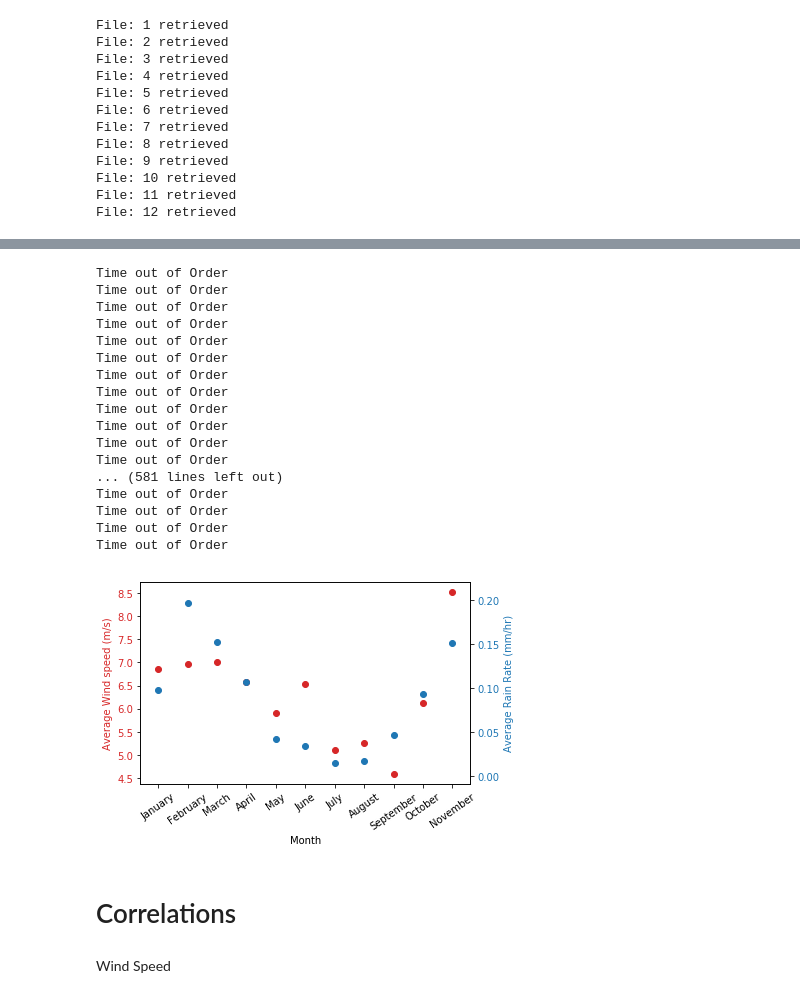
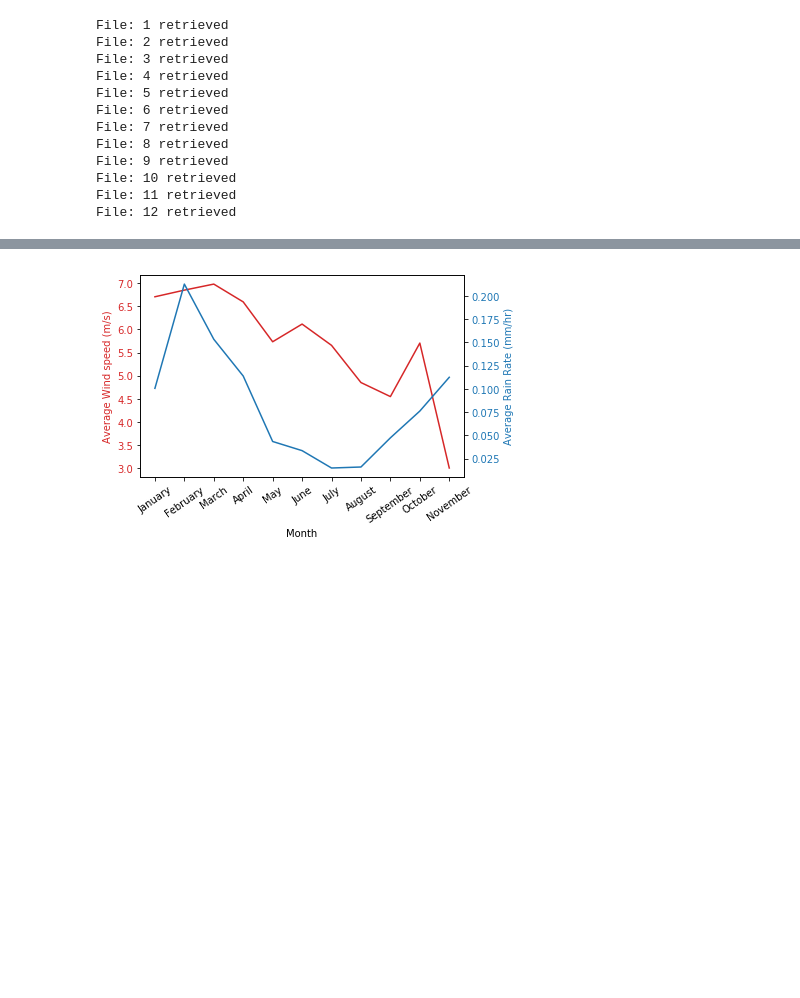
Before and after one commit to mmunson2/BME450-Project2-Meteorology, a Jupyter notebook: OEProjectII.ipynb, the cells around one changed output, grey strips where cells are left out. Cells and saved outputs as stored; diff of their text form; code cells hidden in the pictures; blank space fills up the shorter version.

```diff
--- a/OEProjectII.ipynb
+++ b/OEProjectII.ipynb
@@ -208,12 +194,12 @@ def averageData(windSpeed, rainRate, time, monthIndex):
 
     for i in range(0, len(monthIndex)):
             if(i >= len(monthIndex) - 1):
-                avg_windSpeed.append(np.mean(windSpeed[monthIndex[i]:len(time) - 1]))
-                avg_rainRate.append(np.mean(rainRate[monthIndex[i]:len(time) - 1]))
+                avg_windSpeed.append(np.nanmean(windSpeed[monthIndex[i]:len(time) - 1]))
+                avg_rainRate.append(np.nanmean(rainRate[monthIndex[i]:len(time) - 1]))
 
             else:
-                avg_windSpeed.append(np.mean(windSpeed[monthIndex[i]:monthIndex[i+1]]))
-                avg_rainRate.append(np.mean(rainRate[monthIndex[i]:monthIndex[i+1]]))
+                avg_windSpeed.append(np.nanmean(windSpeed[monthIndex[i]:monthIndex[i+1]]))
+                avg_rainRate.append(np.nanmean(rainRate[monthIndex[i]:monthIndex[i+1]]))
 
     return (avg_windSpeed, avg_rainRate, months)
 # %% [markdown]
@@ -384,7 +366,6 @@ def plotRainRate(windSpeed, rainRate, time):
 ## Plot Average Data
 # %%
 def plotAverages(avg_windSpeed, avg_rainRate, months):
-
 
     fig, ax1 = plt.subplots()
     plt.xticks(rotation = 35)
@@ -392,14 +373,14 @@ def plotAverages(avg_windSpeed, avg_rainRate, months):
     color = 'tab:red'
     ax1.set_xlabel('Month')
     ax1.set_ylabel('Average Wind speed (m/s)', color=color)
-    ax1.scatter(months, avg_windSpeed, color=color, label = 'Average Wind Speeds')
+    ax1.plot(months, avg_windSpeed, color=color, label = 'Average Wind Speeds')
     ax1.tick_params(axis='y', labelcolor=color)
 
     ax2 = ax1.twinx()  # instantiate a second axes that shares the same x-axis
 
     color = 'tab:blue'
     ax2.set_ylabel('Average Rain Rate (mm/hr)', color=color)  # we already handled the x-label with ax1
-    ax2.scatter(months, avg_rainRate, color=color)
+    ax2.plot(months, avg_rainRate, color=color)
     ax2.tick_params(axis='y', labelcolor=color)
 
     fig.tight_layout()  # otherwise the right y-label is slightly clipped
@@ -555,34 +525,21 @@ Time out of Order
 # %%
 (windSpeed, rainRate, time, monthIndex) = extractData(fileList)
 
 time = convertToLocalTime(time)
 
-(windSpeed, rainRate, time) = validateData(windSpeed, rainRate, time)
+time.pop(len(time) - 1)
+time.pop(len(time) - 2)
+rainRate.pop(len(rainRate) - 1)
+rainRate.pop(len(rainRate) - 2)
+windSpeed.pop(len(windSpeed) - 1)
+windSpeed.pop(len(windSpeed) - 2)
+
+
+(windSpeed, rainRate, time, monthIndex) = validateData(windSpeed, rainRate, time, monthIndex)
 
 (avg_windSpeed, avg_rainRate, months) = averageData(windSpeed, rainRate, time, monthIndex)
 
 
 plotAverages(avg_windSpeed, avg_rainRate, months)
 # %% [output]
-Time out of Order
-Time out of Order
-Time out of Order
-Time out of Order
-Time out of Order
-Time out of Order
-Time out of Order
-Time out of Order
-Time out of Order
-Time out of Order
-Time out of Order
-Time out of Order
-... (581 lines left out)
-Time out of Order
-Time out of Order
-Time out of Order
-Time out of Order
-[figure, old version]
+[figure, new version]
-# %% [markdown]
-# Correlations
-# %% [markdown]
-Wind Speed
```
Also changed, not shown: parts of 11 cells of this notebook.
